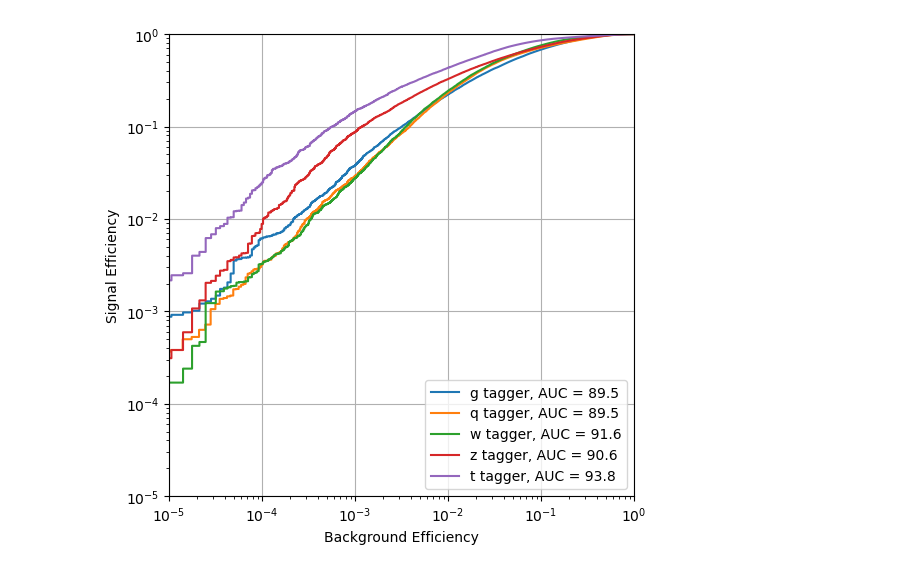
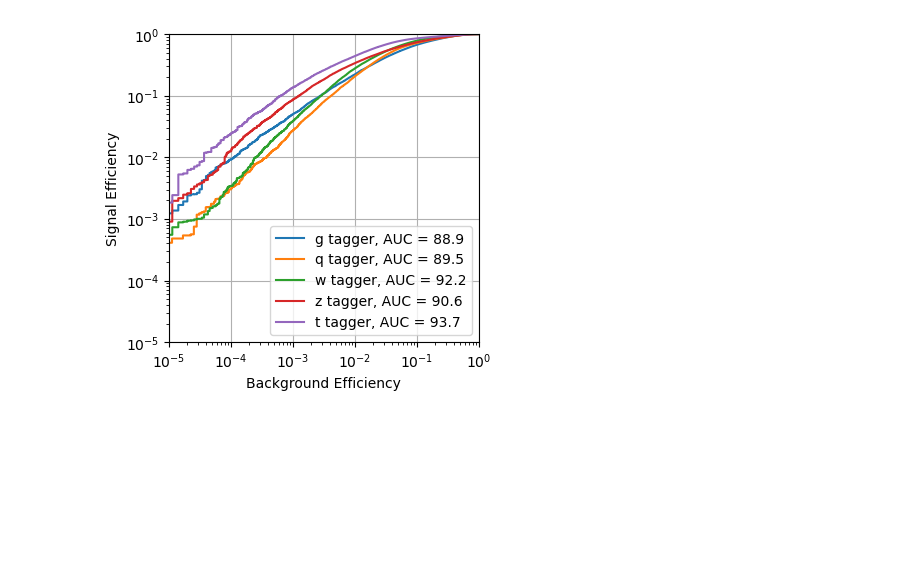
Before and after one commit to hftsoi/sparse, a Jupyter notebook: sparse.ipynb, the cells around one changed output. Cells and saved outputs as stored; diff of their text form; code cells hidden in the pictures; blank space fills up the shorter version.

```diff
--- a/sparse.ipynb
+++ b/sparse.ipynb
@@ -27,17 +27,22 @@ import time
 # else:
 #     make D-dim zeros
 
+# number of jet constituents
+N = 32
+
 with h5py.File('data.h5', 'r') as f:
-    x = f['x'][:, :32*2, :]
+    x = f['x'][:, :N, :]
     y = f['y'][:]
 
+# min pt cut on jet constituents
 x[x[:, :, 0] < 2] = 0
 
+# normalization of the pt feature by interquantile range
 q5 = np.percentile(x[:, :, 0], 5)
 q95 = np.percentile(x[:, :, 0], 95)
 x[:, :, 0] = (x[:, :, 0] - 0) / (q95 - q5)
 
-train_ratio = 0.5
+train_ratio = 0.4
 val_ratio = 0.1
 test_ratio = 1 - train_ratio - val_ratio
 X_train_val, X_test, Y_train_val, Y_test = train_test_split(x, y, test_size = test_ratio, random_state = 42)
@@ -59,27 +64,29 @@ Y_test  shape: (352000, 5)
 # %%
+phi_dim = 32
+rho_dim = 32
+
 def build_phi():
-    input_constituent = layers.Input(shape=(3,))  # Each constituent has 3 features
-    x = layers.Dense(64, activation='relu', use_bias=False)(input_constituent)
-    x = layers.Dense(64, activation='relu', use_bias=False)(x)
-    x = layers.Dense(64, activation='relu', use_bias=False)(x)
+    input_constituent = layers.Input(shape=(N, 3), name='phi_input')
+    x = layers.Dense(phi_dim, activation='relu', use_bias=True, name='phi1')(input_constituent)
+    x = layers.Dense(phi_dim, activation='relu', use_bias=True, name='phi2')(x)
+    x = layers.Dense(phi_dim, activation='relu', use_bias=True, name='phi3')(x)
     return models.Model(input_constituent, x, name="phi")
 
 def build_rho():
-    input_agg = layers.Input(shape=(64,))  # Aggregated max across constituents
-    x = layers.Dense(64, activation='relu')(input_agg)
-    output = layers.Dense(5, activation='softmax')(x)
-    return models.Model(input_agg, output, name="rho")
+    input_agg = layers.Input(shape=(phi_dim,), name='rho_input')
+    x = layers.Dense(rho_dim, activation='relu', use_bias=True, name='rho1')(input_agg)
+    x = layers.Dense(5, activation='softmax', use_bias=True, name='rho2')(x)
+    return models.Model(input_agg, x, name="rho")
 
-input_all_constituents = layers.Input(shape=(32*2, 3))
 phi = build_phi()
-phi_outputs = layers.TimeDistributed(phi)(input_all_constituents)
+rho = build_rho()
 
-agg = layers.GlobalMaxPooling1D()(phi_outputs)
+input_constituent = layers.Input(shape=(N, 3))
+phi_output = phi(input_constituent)
+agg = layers.GlobalMaxPooling1D()(phi_output)
+rho_output = rho(agg)
 
-rho = build_rho()
-final_output = rho(agg)
-
-model = models.Model(input_all_constituents, final_output)
+model = models.Model(input_constituent, rho_output)
 
 model.compile(optimizer=tf.keras.optimizers.Adam(learning_rate=0.005),
               loss='categorical_crossentropy', metrics = ['accuracy'])
@@ -105,5 +111,5 @@ Model: "functional"
 # %%
 history = model.fit(X_train, Y_train,
                     validation_data = (X_val, Y_val),
-                    epochs=10, batch_size=128)
+                    epochs=20, batch_size=128)
 # %% [output]
@@ -148,18 +150,18 @@ Accuracy: 0.685846590909091
 # %%
 def plot_roc(y_test, y_pred, labels):
     for x, label in enumerate(labels):
         fpr, tpr, _ = roc_curve(y_test[:, x], y_pred[:, x])
         plt.plot(fpr, tpr, label='{0} tagger, AUC = {1:.1f}'.format(label, auc(fpr, tpr)*100.), linestyle='-')
     plt.semilogy()
     plt.semilogx()
     plt.ylabel("Signal Efficiency")
     plt.xlabel("Background Efficiency")
     plt.ylim(0.00001, 1)
     plt.xlim(0.00001, 1)
     plt.grid(True)
     plt.legend(loc='best')
 
-plt.figure(figsize=(6, 6))
+plt.figure(figsize=(4, 4))
 plot_roc(Y_test, Y_pred, ['g','q','w','z','t'])
 # %% [output]
-[figure, old version]
+[figure, new version]
```
Also changed, not shown: parts of 17 cells of this notebook, 1 other file.
